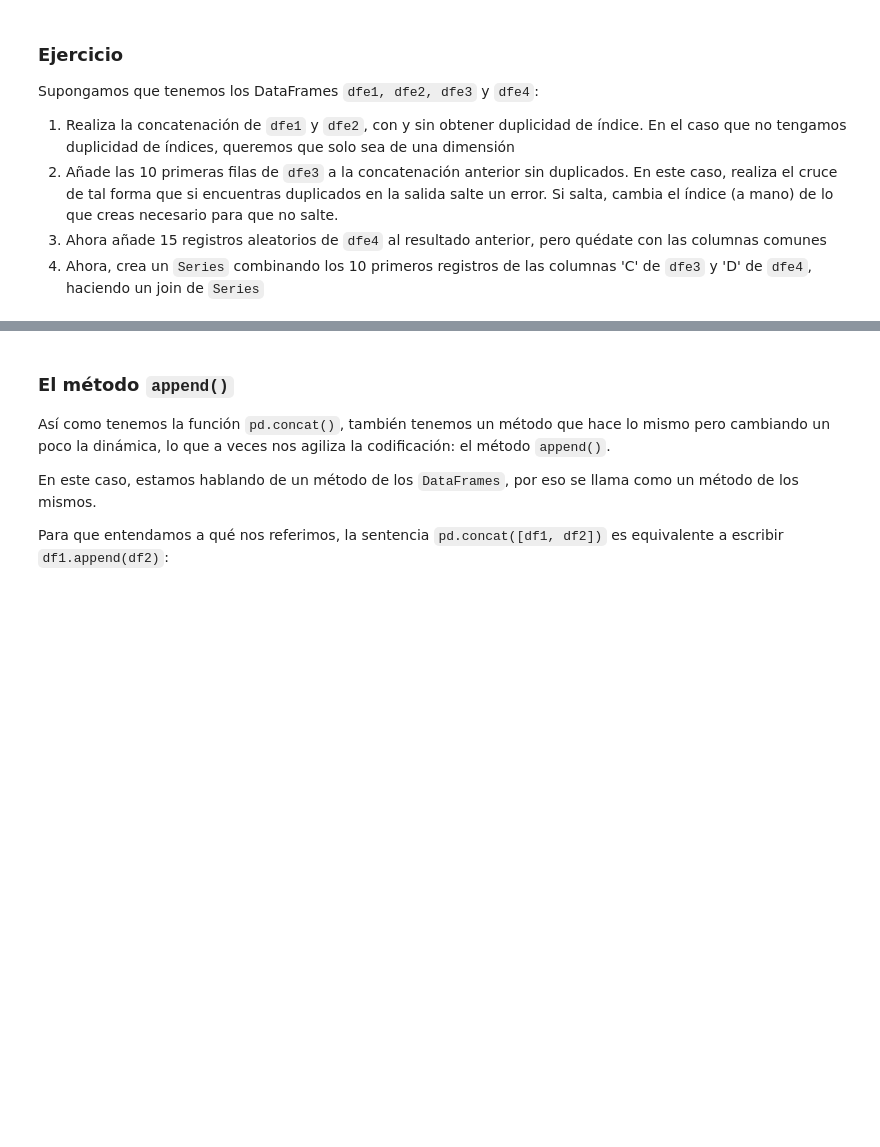
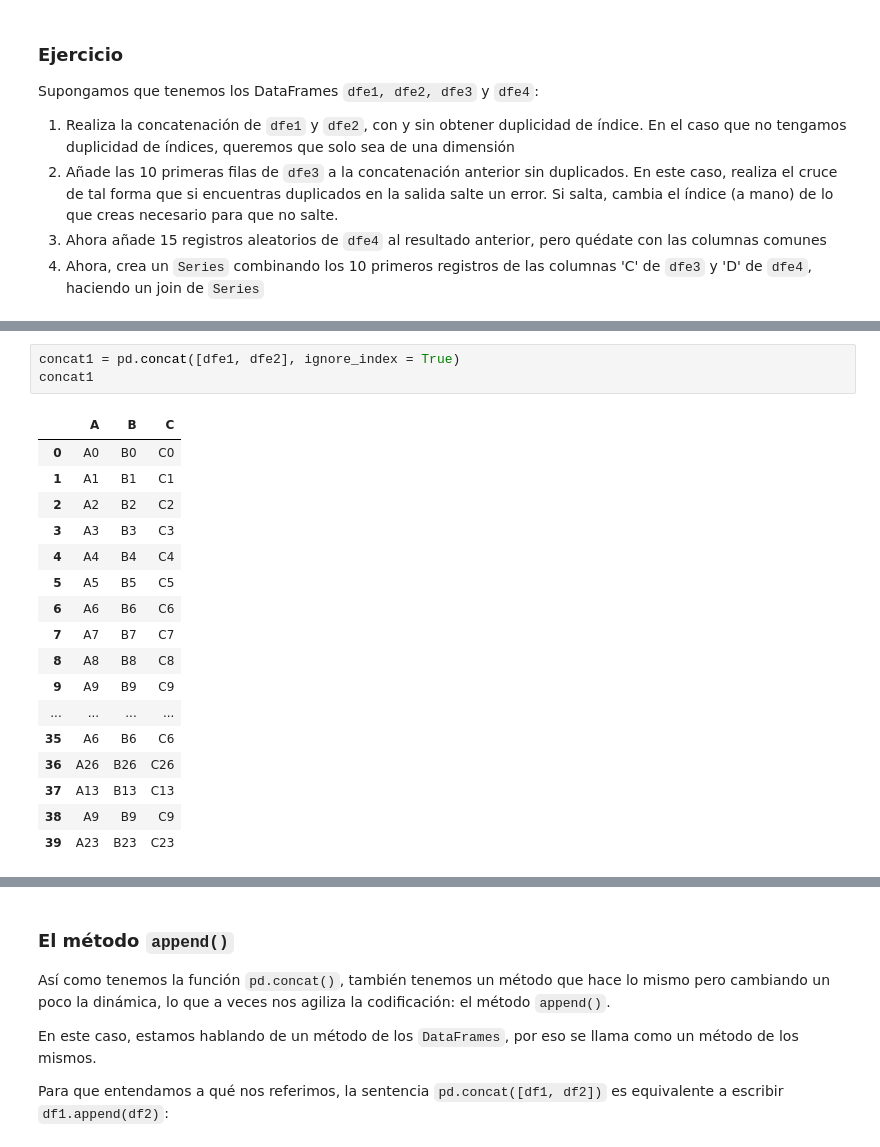
Before and after one commit to JuanDG5/DS-part-time-sep2020, a Jupyter notebook: semana_7/dia_2/CombinandoDatasets.ipynb, the cells around one changed output, grey strips where cells are left out. Cells and saved outputs as stored; diff of their text form; blank space fills up the shorter version.

```diff
--- a/semana_7/dia_2/CombinandoDatasets.ipynb
+++ b/semana_7/dia_2/CombinandoDatasets.ipynb
@@ -355,0 +422,21 @@ Ej. 4:
+# %%
+concat1 = pd.concat([dfe1, dfe2], ignore_index = True)
+concat1
+# %% [output]
+|  | A | B | C |
+| 0 | A0 | B0 | C0 |
+| 1 | A1 | B1 | C1 |
+| 2 | A2 | B2 | C2 |
+| 3 | A3 | B3 | C3 |
+| 4 | A4 | B4 | C4 |
+| 5 | A5 | B5 | C5 |
+| 6 | A6 | B6 | C6 |
+| 7 | A7 | B7 | C7 |
+| 8 | A8 | B8 | C8 |
+| 9 | A9 | B9 | C9 |
+| ... | ... | ... | ... |
+| 35 | A6 | B6 | C6 |
+| 36 | A26 | B26 | C26 |
+| 37 | A13 | B13 | C13 |
+| 38 | A9 | B9 | C9 |
+| 39 | A23 | B23 | C23 |
```
Also changed, not shown: parts of 9 cells of this notebook, 8 other files.
